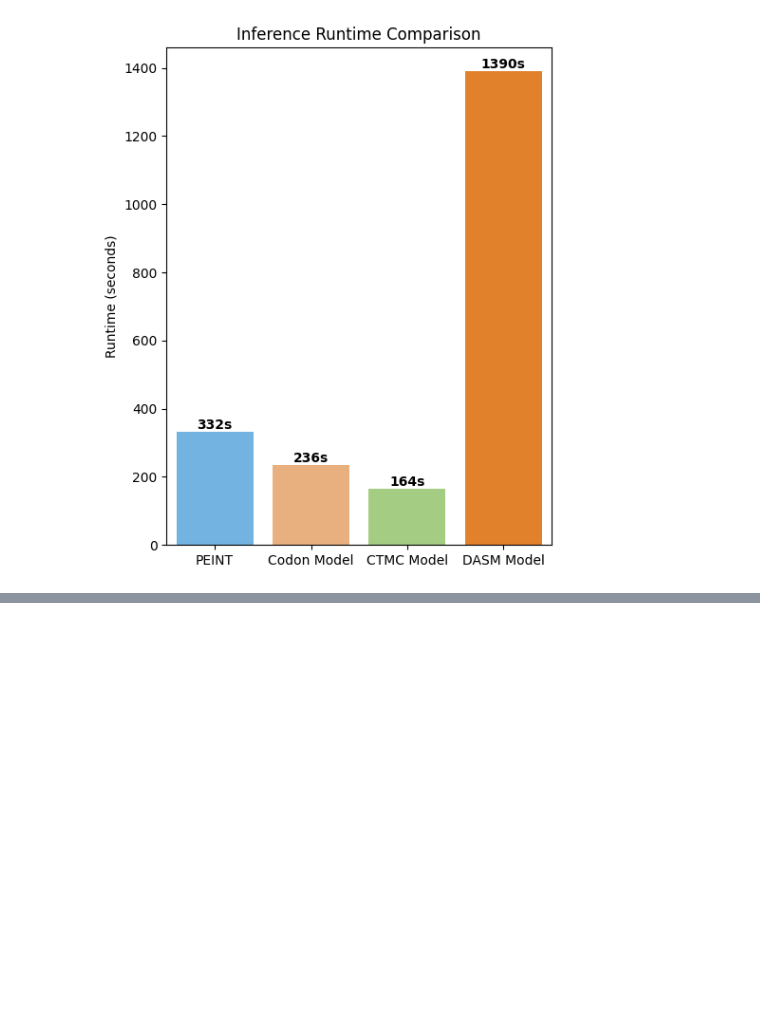
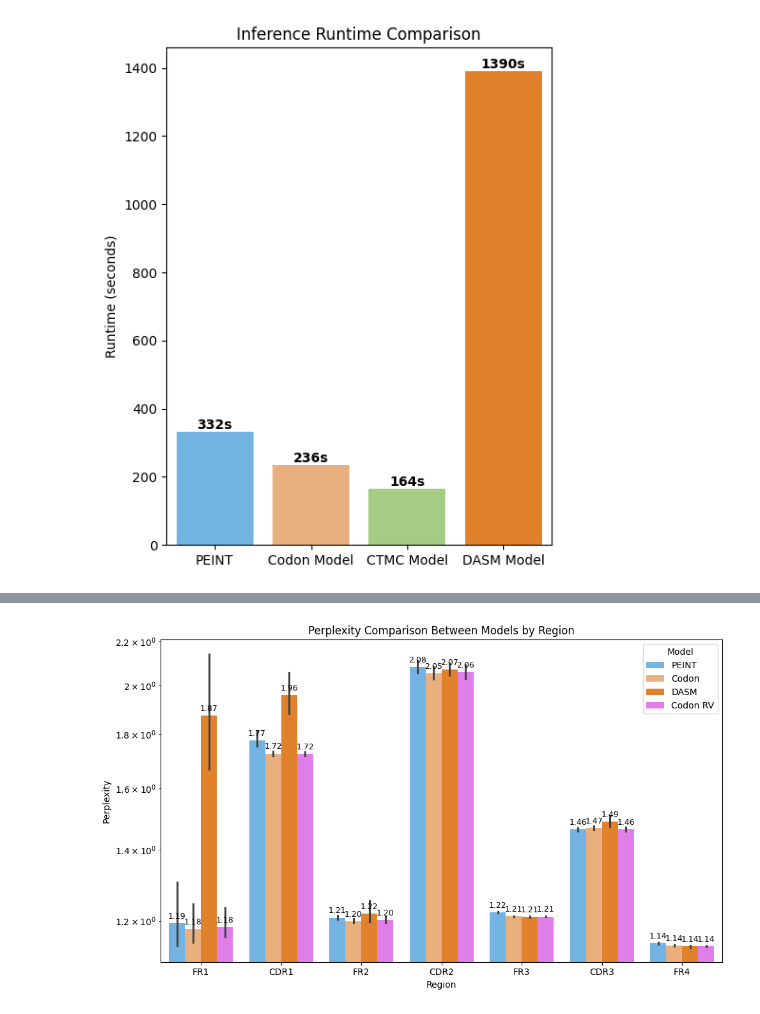
Before and after one commit to thematrixmaster/cosine, a Jupyter notebook: notebooks/eval_ppl.ipynb, the cells around one changed output, grey strips where cells are left out. Drawn from its saved outputs; the diff is of its cells as text; code cells hidden in the pictures; blank space fills up the shorter version.

Commit message:
Compute ppl by cdr and fr region

```diff
--- a/notebooks/eval_ppl.ipynb
+++ b/notebooks/eval_ppl.ipynb
@@ -81,0 +94,7 @@ Passing `palette` without assigning `hue` is deprecated and will be removed in v
+# %%
+# populate this with the final data points
+import pickle
+final_data = []
+
+with open("../results/inf_eval/final_data.pkl", "rb") as f:
+    final_data = pickle.load(f)
@@ -81,0 +191,3 @@ Passing `palette` without assigning `hue` is deprecated and will be removed in v
+# %%
+# create a dataframe for plotting
+final_df = pd.DataFrame(final_data)
@@ -81,0 +208,31 @@ Passing `palette` without assigning `hue` is deprecated and will be removed in v
+# %%
+# for each region, plot the mean and standard deviation of the perplexity, colored by method
+# don't use a boxplot, use a bar plot with error bars instead
+# plot 2 subplots: one for heavy chain and one for light chain
+
+keys_to_use = ['FR1', 'CDR1', 'FR2', 'CDR2', 'FR3', 'CDR3', 'FR4']
+palette = {'Codon': "#fbaf6d", 'Codon RV': "#ef6dfb", 'PEINT': "#60b6f4", 'DASM': "#ff7f0e"}
+
+plt.figure(figsize=(10, 6))
+ax = sns.barplot(
+    data=final_df[final_df['region'].isin(keys_to_use)],
+    x='region',
+    y='ppl',
+    hue='model',
+    palette=palette,
+    errorbar=('ci', 95),
+)
+plt.yscale('log')
+
+# Add mean values as text on each bar
+for container in ax.containers:
+    ax.bar_label(container, fmt='%.2f', padding=3, fontsize=9)
+
+plt.title('Perplexity Comparison Between Models by Region')
+plt.xlabel('Region')
+plt.ylabel('Perplexity')
+plt.legend(title='Model')
+plt.tight_layout()
+plt.show()
+# %% [output]
+[figure, added]
```
Also changed, not shown: parts of 10 cells of this notebook, 5 other files.
